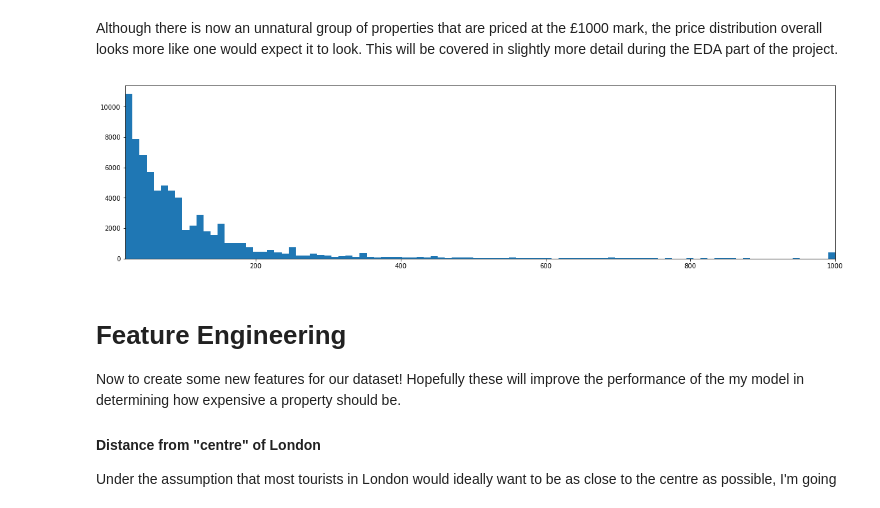
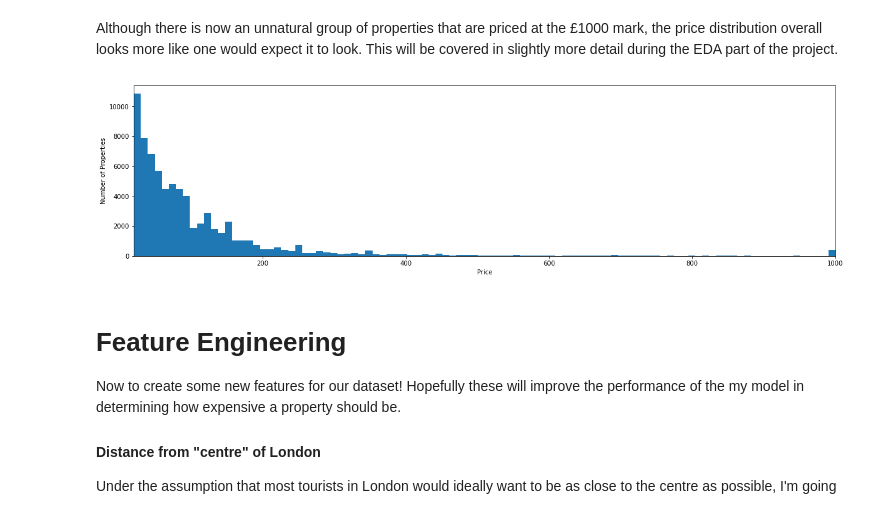
Before and after one commit to jradford5/GA_capstone_Airbnb_project, a Jupyter notebook: notebooks/capstone_airbnb_data_wrangling.ipynb, the cells around one changed output. Drawn from its saved outputs; the diff is of its cells as text; code cells hidden in the pictures.

```diff
--- a/notebooks/capstone_airbnb_data_wrangling.ipynb
+++ b/notebooks/capstone_airbnb_data_wrangling.ipynb
@@ -565,12 +574,15 @@ Although there is now an unnatural group of properties that are priced at the £
 # %%
 fig,ax = plt.subplots(figsize=(20,5))
 
 plt.hist(df.price, bins=100)
 plt.margins(x=0)
 
+plt.xlabel('Price')
+plt.ylabel('Number of Properties')
+
 plt.show()
 # %% [output]
-[figure, old version]
+[figure, new version]
 # %% [markdown]
 # Feature Engineering
 
```
Also changed, not shown: parts of 7 cells of this notebook, 1 other file.
